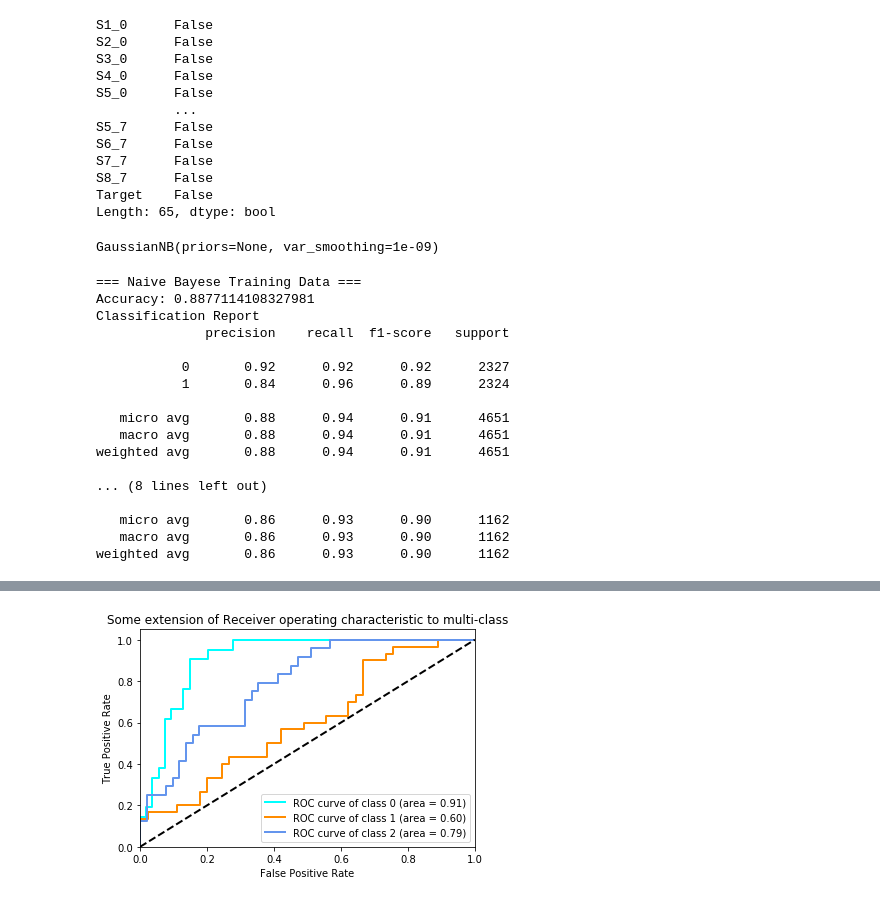
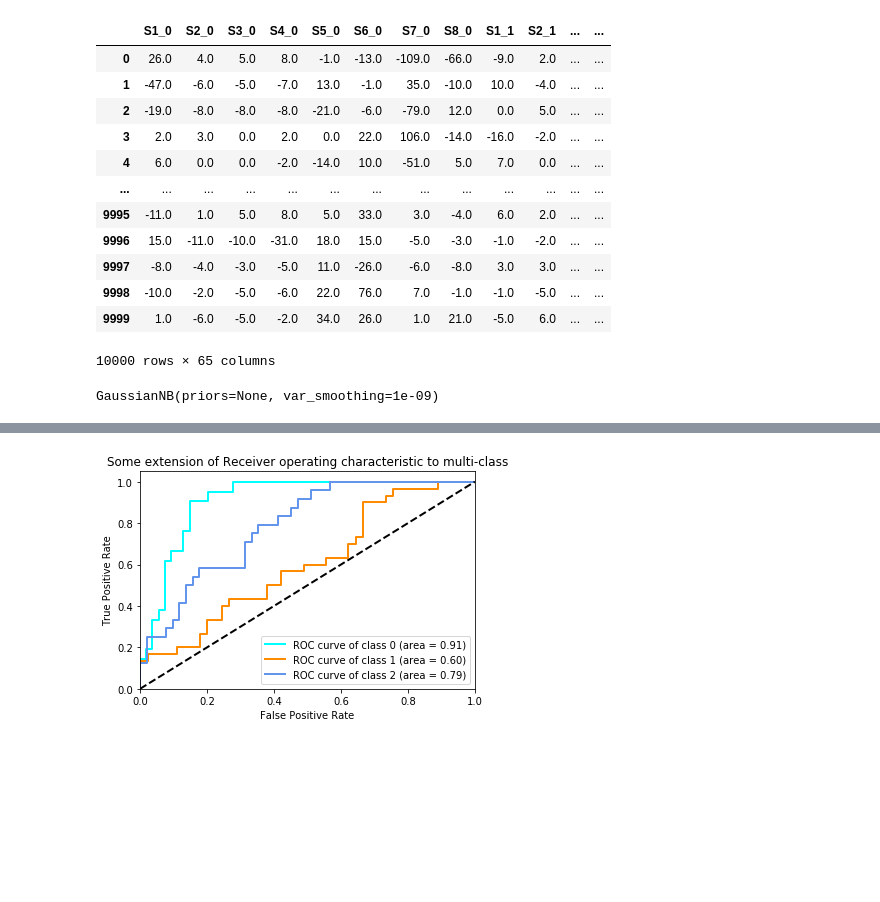
Before and after one commit to theonlyreillyeverever/C, a Jupyter notebook: EMG/Assignment_2.ipynb, the cells around one changed output, grey strips where cells are left out. Drawn from its saved outputs; the diff is of its cells as text; code cells hidden in the pictures; blank space fills up the shorter version.

```diff
--- a/EMG/Assignment_2.ipynb
+++ b/EMG/Assignment_2.ipynb
@@ -11,19 +11,19 @@ np.random.seed(110243143)
 data = np.loadtxt('EMG.csv',skiprows=1,delimiter=',')
 # %%
 pdData = pd.read_csv('EMG.csv')
-pdData.head()
-pdData.isnull().any()
+pdData.head(10000)
 # %% [output]
+|  | S1_0 | S2_0 | S3_0 | S4_0 | S5_0 | S6_0 | S7_0 | S8_0 | S1_1 | S2_1 | ... | ... |
+| 0 | 26.0 | 4.0 | 5.0 | 8.0 | -1.0 | -13.0 | -109.0 | -66.0 | -9.0 | 2.0 | ... | ... |
+| 1 | -47.0 | -6.0 | -5.0 | -7.0 | 13.0 | -1.0 | 35.0 | -10.0 | 10.0 | -4.0 | ... | ... |
+| 2 | -19.0 | -8.0 | -8.0 | -8.0 | -21.0 | -6.0 | -79.0 | 12.0 | 0.0 | 5.0 | ... | ... |
+| 3 | 2.0 | 3.0 | 0.0 | 2.0 | 0.0 | 22.0 | 106.0 | -14.0 | -16.0 | -2.0 | ... | ... |
+| 4 | 6.0 | 0.0 | 0.0 | -2.0 | -14.0 | 10.0 | -51.0 | 5.0 | 7.0 | 0.0 | ... | ... |
+| ... | ... | ... | ... | ... | ... | ... | ... | ... | ... | ... | ... | ... |
+| 9995 | -11.0 | 1.0 | 5.0 | 8.0 | 5.0 | 33.0 | 3.0 | -4.0 | 6.0 | 2.0 | ... | ... |
+| 9996 | 15.0 | -11.0 | -10.0 | -31.0 | 18.0 | 15.0 | -5.0 | -3.0 | -1.0 | -2.0 | ... | ... |
+| 9997 | -8.0 | -4.0 | -3.0 | -5.0 | 11.0 | -26.0 | -6.0 | -8.0 | 3.0 | 3.0 | ... | ... |
+| 9998 | -10.0 | -2.0 | -5.0 | -6.0 | 22.0 | 76.0 | 7.0 | -1.0 | -1.0 | -5.0 | ... | ... |
+| 9999 | 1.0 | -6.0 | -5.0 | -2.0 | 34.0 | 26.0 | 1.0 | 21.0 | -5.0 | 6.0 | ... | ... |
-S1_0      False
-S2_0      False
-S3_0      False
-S4_0      False
-S5_0      False
-          ...
-S5_7      False
-S6_7      False
-S7_7      False
-S8_7      False
-Target    False
-Length: 65, dtype: bool
+10000 rows × 65 columns
 # %%
@@ -57,22 +60,0 @@ def analyse_results(x, y, model, title):
-# %%
-
-analyse_results(X_train, y_train, nb_model, "Naive Bayese Training Data")
-analyse_results(X_test, y_test, nb_model, "Naive Bayese Test Data")
-# %% [output]
-=== Naive Bayese Training Data ===
-Accuracy: 0.8877114108327981
-Classification Report
-              precision    recall  f1-score   support
-
-           0       0.92      0.92      0.92      2327
-           1       0.84      0.96      0.89      2324
-
-   micro avg       0.88      0.94      0.91      4651
-   macro avg       0.88      0.94      0.91      4651
-weighted avg       0.88      0.94      0.91      4651
-
-... (8 lines left out)
-
-   micro avg       0.86      0.93      0.90      1162
-   macro avg       0.86      0.93      0.90      1162
-weighted avg       0.86      0.93      0.90      1162
```
Also changed, not shown: parts of 6 cells of this notebook, 1 other file.
